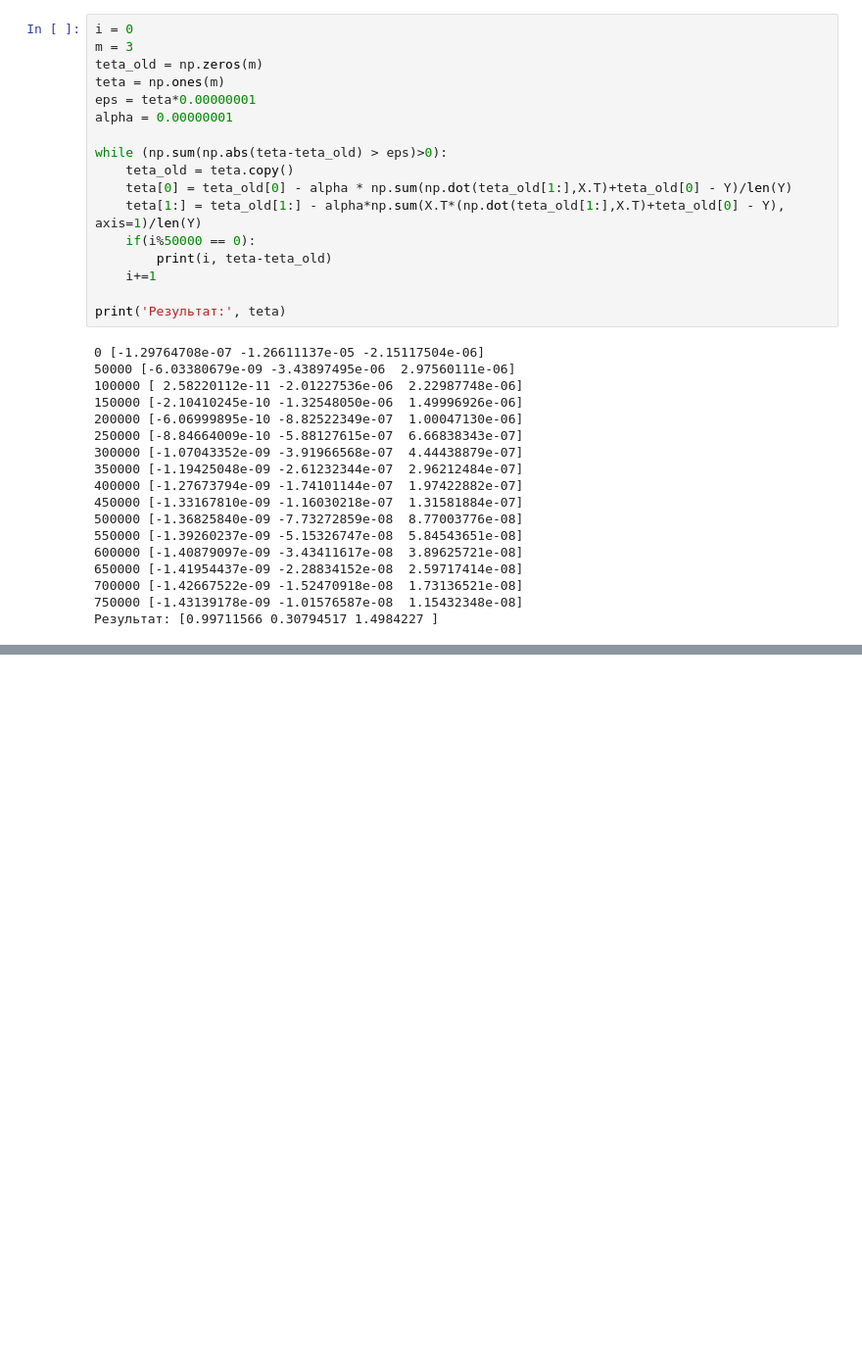
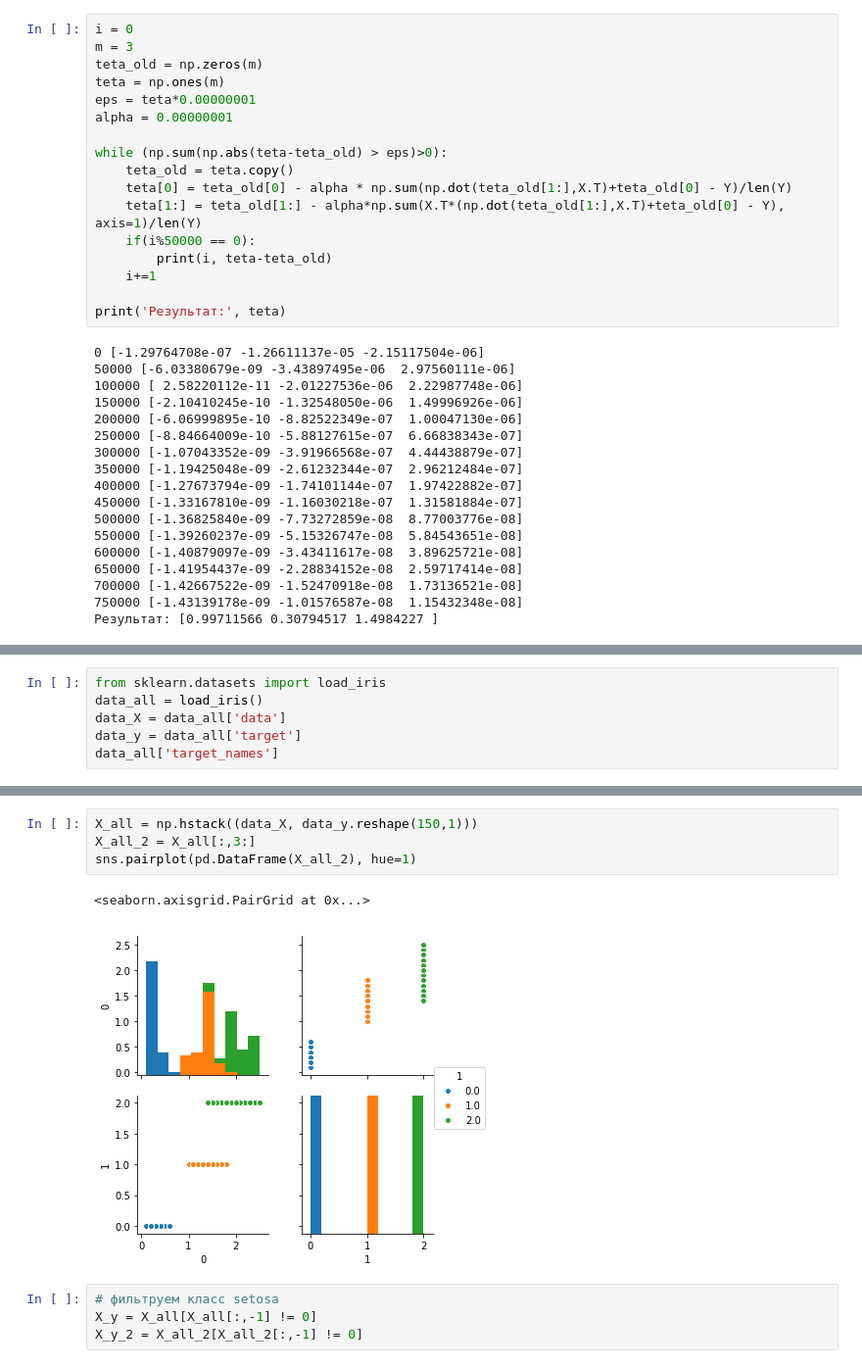
Before and after one commit to MirAlexey/netology-ds, a Jupyter notebook: HW_11/HW_11.ipynb, the cells around one changed output, grey strips where cells are left out. Shown at 98% size. Saved outputs shown, nothing was run; the diff lists cells and outputs as text; blank space fills up the shorter version.

```diff
--- a/HW_11/HW_11.ipynb
+++ b/HW_11/HW_11.ipynb
@@ -69,0 +73,6 @@ print('Результат:', teta)
+# %%
+from sklearn.datasets import load_iris
+data_all = load_iris()
+data_X = data_all['data']
+data_y = data_all['target']
+data_all['target_names']
@@ -69,0 +89,11 @@ print('Результат:', teta)
+# %%
+X_all = np.hstack((data_X, data_y.reshape(150,1)))
+X_all_2 = X_all[:,3:]
+sns.pairplot(pd.DataFrame(X_all_2), hue=1)
+# %% [output]
+<seaborn.axisgrid.PairGrid at 0x...>
+[figure, added]
+# %%
+# фильтруем класс setosa
+X_y = X_all[X_all[:,-1] != 0]
+X_y_2 = X_all_2[X_all_2[:,-1] != 0]
```
Also changed, not shown: parts of 18 cells of this notebook.
